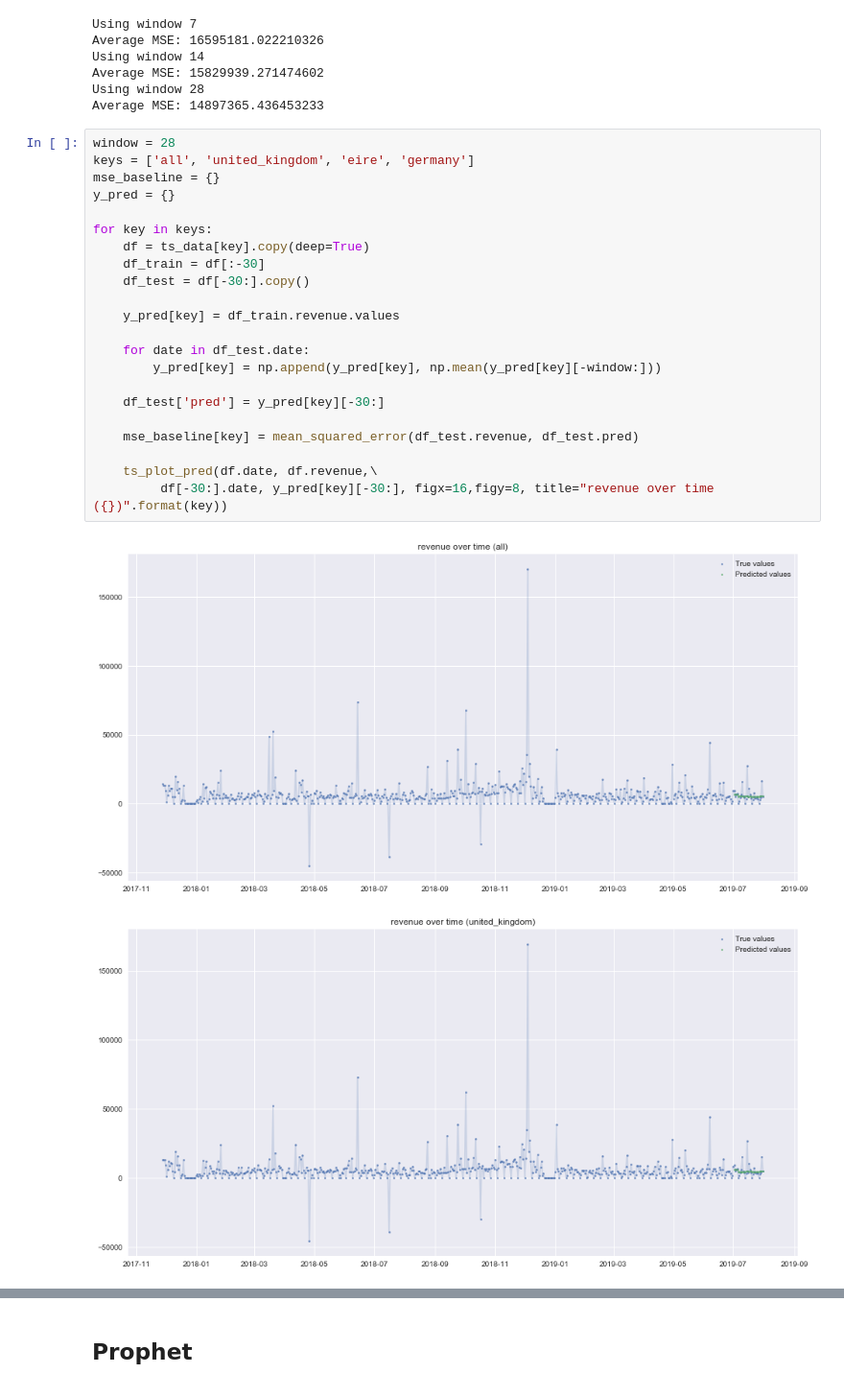
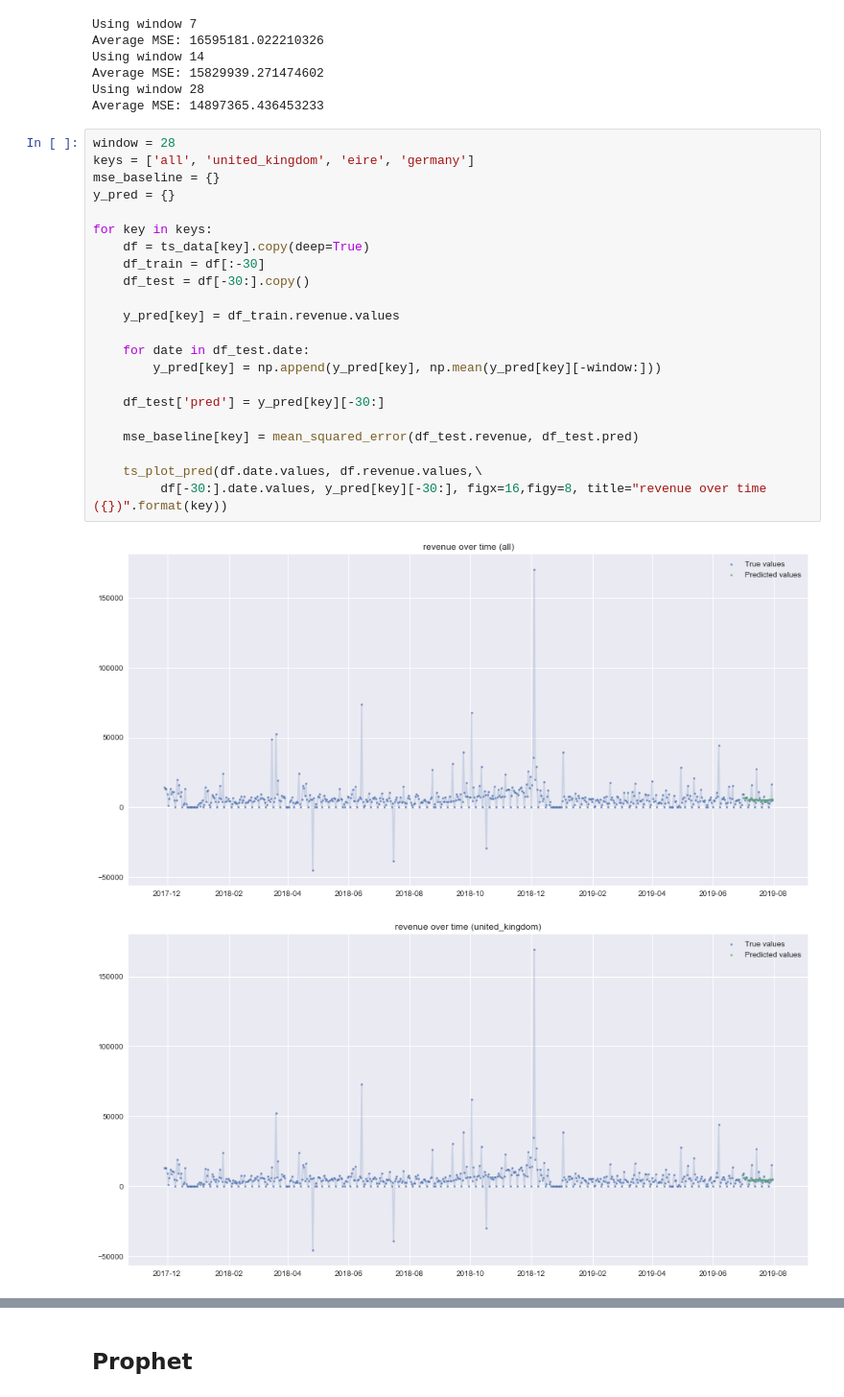
Before and after one commit to rdpb/ibm-ai-capstone, a Jupyter notebook: Part 2 - Model building and selection.ipynb, the cells around one changed output, grey strips where cells are left out. Shown at 96% size. Cells and saved outputs as stored; diff of their text form.

```diff
--- a/Part 2 - Model building and selection.ipynb
+++ b/Part 2 - Model building and selection.ipynb
@@ -74,25 +74,25 @@ Average MSE: 14897365.436453233
 # %%
 window = 28
 keys = ['all', 'united_kingdom', 'eire', 'germany']
 mse_baseline = {}
 y_pred = {}
 
 for key in keys:
     df = ts_data[key].copy(deep=True)
     df_train = df[:-30]
     df_test = df[-30:].copy()
 
     y_pred[key] = df_train.revenue.values
 
     for date in df_test.date:
         y_pred[key] = np.append(y_pred[key], np.mean(y_pred[key][-window:]))
 
     df_test['pred'] = y_pred[key][-30:]
 
     mse_baseline[key] = mean_squared_error(df_test.revenue, df_test.pred)
 
-    ts_plot_pred(df.date, df.revenue,\
-         df[-30:].date, y_pred[key][-30:], figx=16,figy=8, title="revenue over time ({})".format(key))
+    ts_plot_pred(df.date.values, df.revenue.values,\
+         df[-30:].date.values, y_pred[key][-30:], figx=16,figy=8, title="revenue over time ({})".format(key))
 # %% [output]
-[figure, old version]
+[figure, new version]
-[figure, old version]
+[figure, new version]
```
Also changed, not shown: parts of 8 cells of this notebook, 4 other files.
